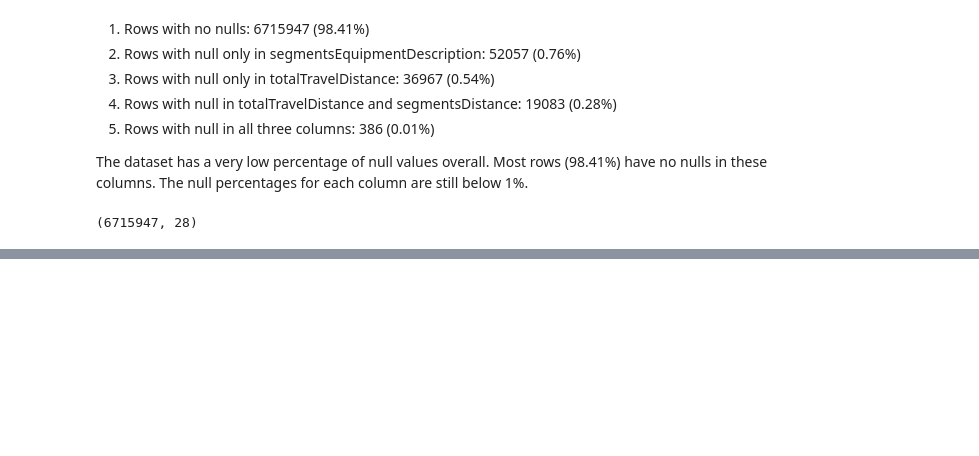
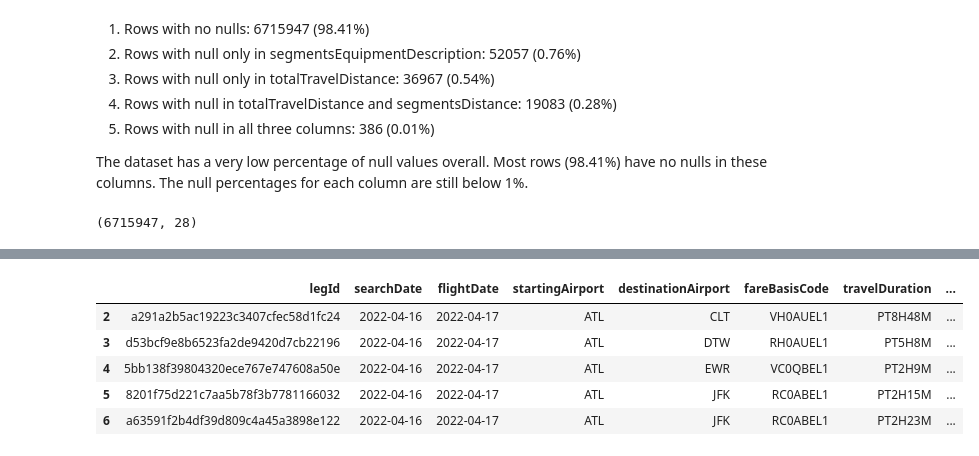
Before and after one commit to chriskuz/intro_to_python_project, a Jupyter notebook: src/kaggle_itineraries.ipynb, the cells around one changed output, grey strips where cells are left out. Cells and saved outputs as stored; diff of their text form; code cells hidden in the pictures; blank space fills up the shorter version.

```diff
--- a/src/kaggle_itineraries.ipynb
+++ b/src/kaggle_itineraries.ipynb
@@ -161,0 +176,3 @@ df.shape
+# %%
+df.drop(columns=['segmentsEquipmentDescription','segmentsAirlineCode','Unnamed: 0'],inplace=True)
+sorted(df.columns)
@@ -161,0 +220,9 @@ df.shape
+# %%
+df.head()
+# %% [output]
+|  | legId | searchDate | flightDate | startingAirport | destinationAirport | fareBasisCode | travelDuration | ... |
+| 2 | a291a2b5ac19223c3407cfec58d1fc24 | 2022-04-16 | 2022-04-17 | ATL | CLT | VH0AUEL1 | PT8H48M | ... |
+| 3 | d53bcf9e8b6523fa2de9420d7cb22196 | 2022-04-16 | 2022-04-17 | ATL | DTW | RH0AUEL1 | PT5H8M | ... |
+| 4 | 5bb138f39804320ece767e747608a50e | 2022-04-16 | 2022-04-17 | ATL | EWR | VC0QBEL1 | PT2H9M | ... |
+| 5 | 8201f75d221c7aa5b78f3b7781166032 | 2022-04-16 | 2022-04-17 | ATL | JFK | RC0ABEL1 | PT2H15M | ... |
+| 6 | a63591f2b4df39d809c4a45a3898e122 | 2022-04-16 | 2022-04-17 | ATL | JFK | RC0ABEL1 | PT2H23M | ... |
```
Also changed, not shown: parts of 6 cells of this notebook.
